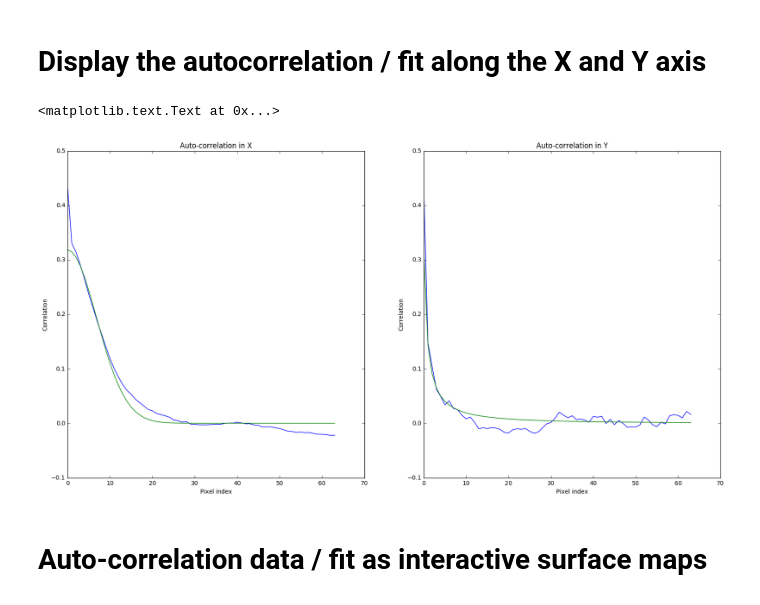
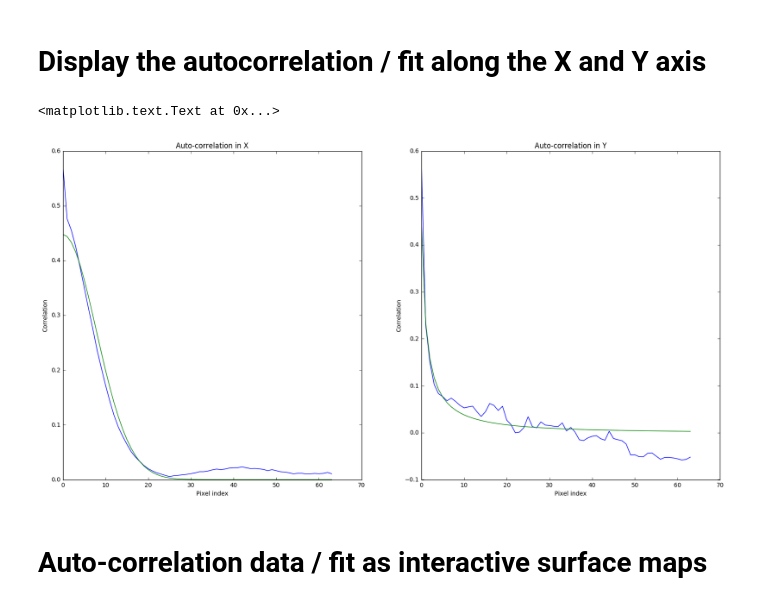
Before and after one commit to zindy/RICS, a Jupyter notebook: RICS_calculation.ipynb, the cells around one changed output. Drawn from its saved outputs; the diff is of its cells as text; code cells hidden in the pictures.

Commit message:
replaced the fitting method with lmfit

```diff
--- a/RICS_calculation.ipynb
+++ b/RICS_calculation.ipynb
@@ -151,7 +165,7 @@ Frame time=5.1600s
 # Choose a random point in the image
 # %%
 #A random point
-x,y = 70,70
+x,y = 420,70
 roi_size = 128
 roi = frame[y-roi_size/2:y+roi_size/2,x-roi_size/2:x+roi_size/2]
 corr = autocorr(roi)
@@ -207,4 +201,6 @@ S(\xi,\psi) = exp \left(-\frac{\left(\frac{|\xi|\delta_x}{w_0}\right)^2 + \left(
 # %%
+from lmfit import Model, Parameters
+
 xmax = roi_size/2
 ymax = 5
 
@@ -212,18 +208,34 @@ ymax = 5
 X1,Y1 = generate_grid(0,xmax,0,ymax,remove_zero=True)
 data = corr[roi_size/2:roi_size/2+ymax,roi_size/2:roi_size/2+xmax].ravel()[1:]
 
-#Fit the data
-popt, pcov = opt.curve_fit(rics, (X1, Y1), data, p0=initial_guess, method='lm') #, maxfev=50000, xtol=1e-25)
+gmodel = Model(rics, independent_vars=['X', 'Y'])
+
+pars = Parameters()
+pars.add('g0', value=0.1, min=0, max=1)
+pars.add('D', value=1e-8, min=1e-13, max=1e-5)
+pars.add('w0', value=.23e-6, min=.1e-6, max=.9e-6)
+pars.add('a', value=5, min=1, max=6)
+
+result = gmodel.fit(data, X=X1, Y=Y1, params=pars)
+#comps = result.eval_components()
+g0_ = result.params['g0'].value
+D_ = result.params['D'].value
+w0_ = result.params['w0'].value
+a_ = result.params['a'].value
+
+print(result.fit_report())
 
 k = 1.3807e-23
 T = 298.15
 v = 8.9e-4
-r = k*T/6./np.pi/v/popt[1]
-print "Hydrodynamic radius (t=25C) %fnm" % (r*1e9)
+r = k*T/6./np.pi/v/D_
+print("Hydrodynamic radius (t=25C) %fnm" % (r*1e9))
 
 gamma = 1./np.sqrt(8)
-N = gamma / popt[0] #g0
-print "g0=%.2e" % popt[0]
-print "D=%.2ecm^2/s" % (popt[1]*1e2*1e2)
-print "w0=%.2e" % popt[2]
+N = gamma / g0_
+
+print("g0=%.2e" % g0_)
+print("D=%.2ecm^2/s" % (D_*1e2*1e2))
+print("w0=%.2e" % w0_)
+print("a=%.1f" % a_)
 # %% [output]
@@ -236,27 +261,31 @@ w0=3.87e-07
 # %%
 X = np.arange(0,roi_size)-roi_size/2
 Y = np.arange(0,roi_size)-roi_size/2
 X, Y = np.meshgrid(X, Y)
-fit = rics((X,Y),*popt).reshape(roi_size,roi_size)
+
+fit = result.eval(X=X, Y=Y).reshape(roi_size,roi_size)
+#print params
+
+#fit = rics((X,Y),*popt).reshape(roi_size,roi_size)
 
 fig, (ax_corrx, ax_corry) = plt.subplots(1, 2)
 
 xr = np.arange(roi_size/2)
 
 ax_corrx.plot(xr,corr[roi_size/2,roi_size/2:])
 ax_corrx.plot(xr,fit[roi_size/2,roi_size/2:])
 ax_corrx.set_title('Auto-correlation in X')
 ax_corrx.set_xlabel('Pixel index')
 ax_corrx.set_ylabel('Correlation')
 
 ax_corry.plot(xr,corr[roi_size/2:,roi_size/2])
 ax_corry.plot(xr,fit[roi_size/2:,roi_size/2])
 ax_corry.set_title('Auto-correlation in Y')
 ax_corry.set_xlabel('Pixel index')
 ax_corry.set_ylabel('Correlation')
 # %% [output]
 <matplotlib.text.Text at 0x...>
-[figure, old version]
+[figure, new version]
 # %% [markdown]
 # Auto-correlation data / fit as interactive surface maps
 # %%
```
Also changed, not shown: parts of 15 cells of this notebook.
